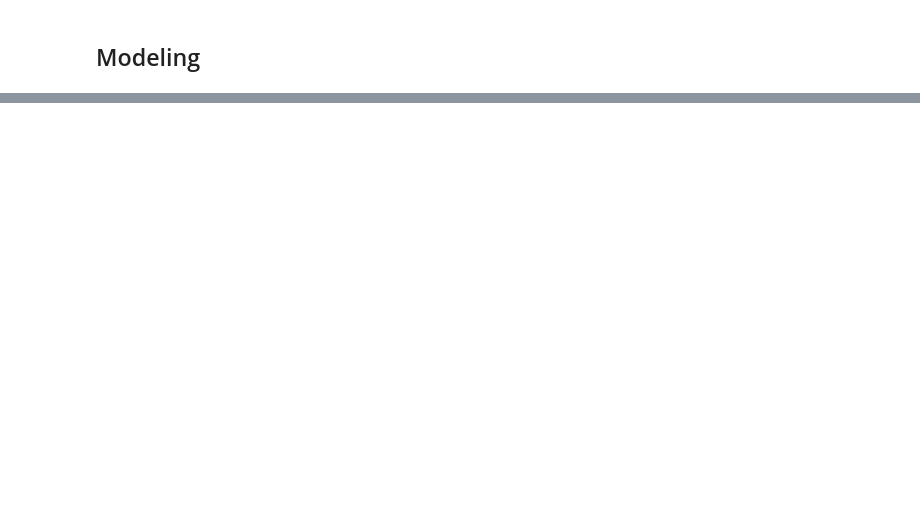
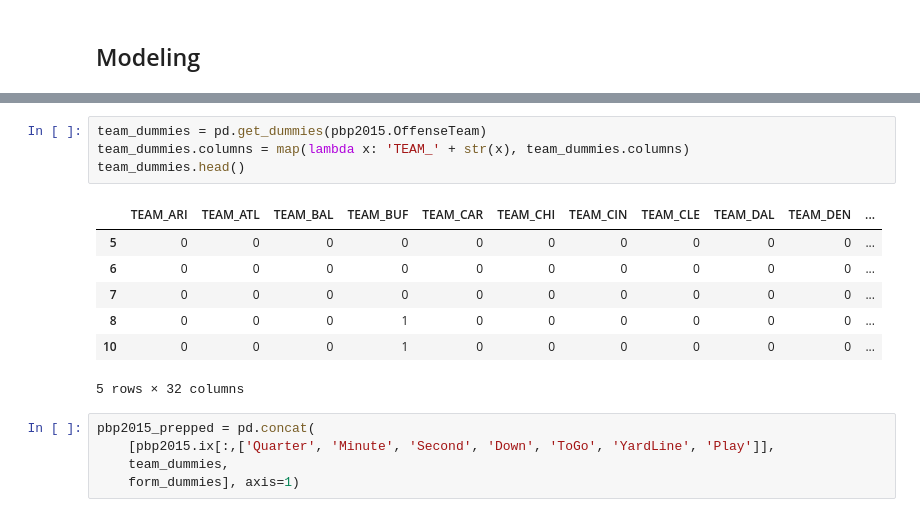
Before and after one commit to zreyn/nfl, a Jupyter notebook: nfl-eda.ipynb, the cells around one changed output, grey strips where cells are left out. Drawn from its saved outputs; the diff is of its cells as text; blank space fills up the shorter version.

```diff
--- a/nfl-eda.ipynb
+++ b/nfl-eda.ipynb
@@ -244,0 +259,17 @@ array(['RUSH', 'PASS', 'KICK'], dtype=object)
+# %%
+team_dummies = pd.get_dummies(pbp2015.OffenseTeam)
+team_dummies.columns = map(lambda x: 'TEAM_' + str(x), team_dummies.columns)
+team_dummies.head()
+# %% [output]
+|  | TEAM_ARI | TEAM_ATL | TEAM_BAL | TEAM_BUF | TEAM_CAR | TEAM_CHI | TEAM_CIN | TEAM_CLE | TEAM_DAL | TEAM_DEN | ... |
+| 5 | 0 | 0 | 0 | 0 | 0 | 0 | 0 | 0 | 0 | 0 | ... |
+| 6 | 0 | 0 | 0 | 0 | 0 | 0 | 0 | 0 | 0 | 0 | ... |
+| 7 | 0 | 0 | 0 | 0 | 0 | 0 | 0 | 0 | 0 | 0 | ... |
+| 8 | 0 | 0 | 0 | 1 | 0 | 0 | 0 | 0 | 0 | 0 | ... |
+| 10 | 0 | 0 | 0 | 1 | 0 | 0 | 0 | 0 | 0 | 0 | ... |
+5 rows × 32 columns
+# %%
+pbp2015_prepped = pd.concat(
+    [pbp2015.ix[:,['Quarter', 'Minute', 'Second', 'Down', 'ToGo', 'YardLine', 'Play']],
+    team_dummies,
+    form_dummies], axis=1)
```
Also changed, not shown: parts of 23 cells of this notebook, 1 other file.
